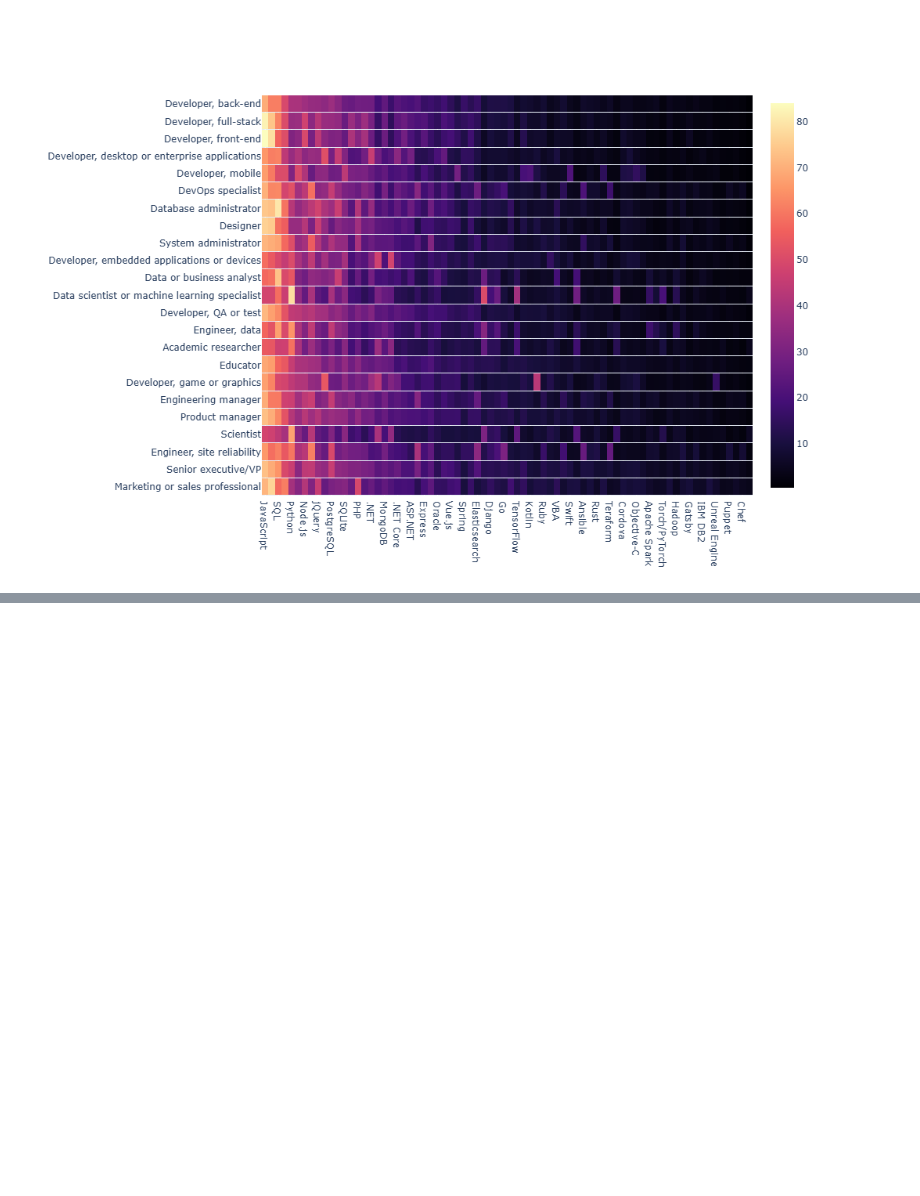
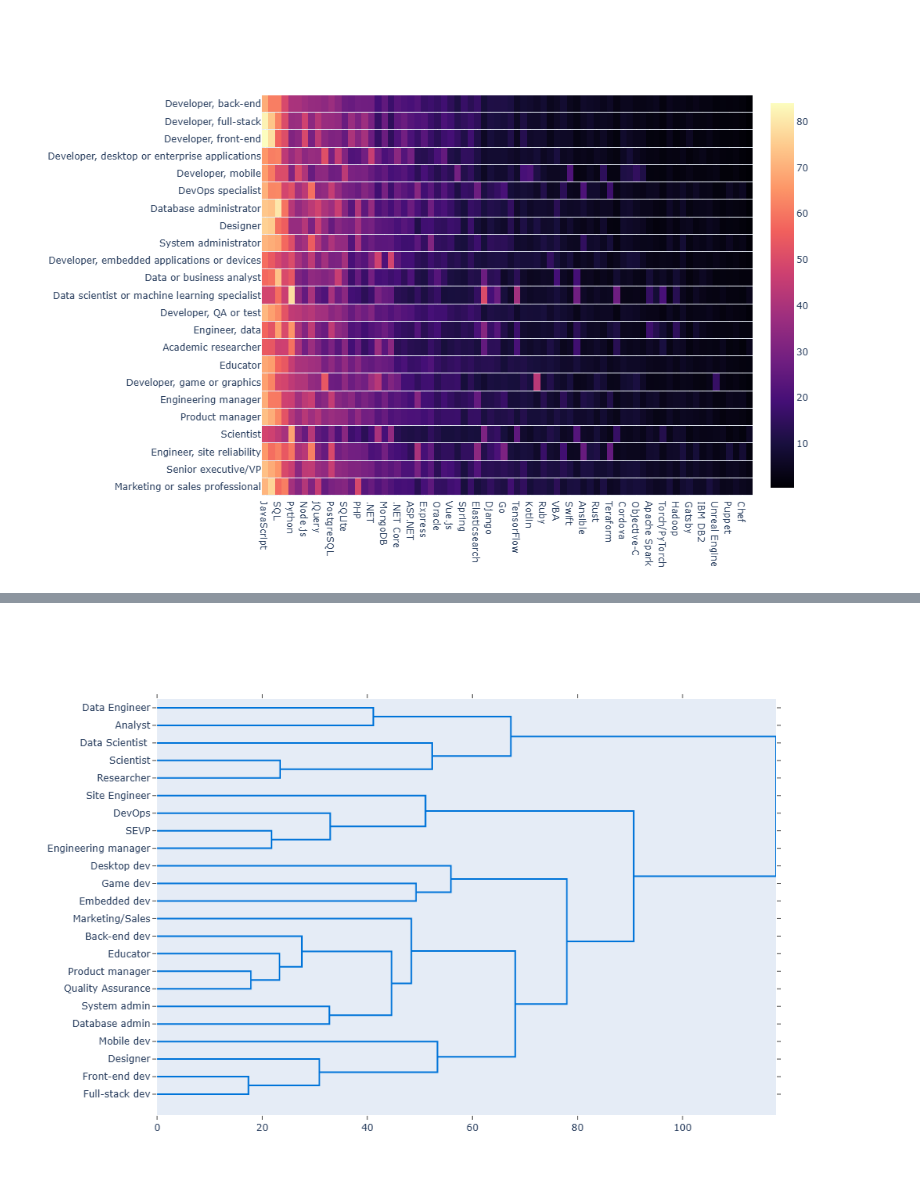
Before and after one commit to Abdel-hami/end2end_ds_project, a Jupyter notebook: notebooks/02_analytics.ipynb, the cells around one changed output, grey strips where cells are left out. Cells and saved outputs as stored; diff of their text form; code cells hidden in the pictures; blank space fills up the shorter version.

```diff
--- a/notebooks/02_analytics.ipynb
+++ b/notebooks/02_analytics.ipynb
@@ -281,0 +320,9 @@ fig.write_html(os.path.join(FIG_DIR, 'heatmap.html'))
+# %%
+roles_short_dict = role_names.set_index("Original name")["Short name "].to_dict()
+short_labels = [roles_short_dict[role] for role in sorted_roles]
+# %%
+fig = ff.create_dendrogram(skills, labels = short_labels, orientation = 'left', color_threshold =0)
+fig.update_layout(height=700, width=1000, showlegend=False)
+fig.show()
+# %% [output]
+[figure, added]
```
Also changed, not shown: parts of 14 cells of this notebook, 1 other file.
